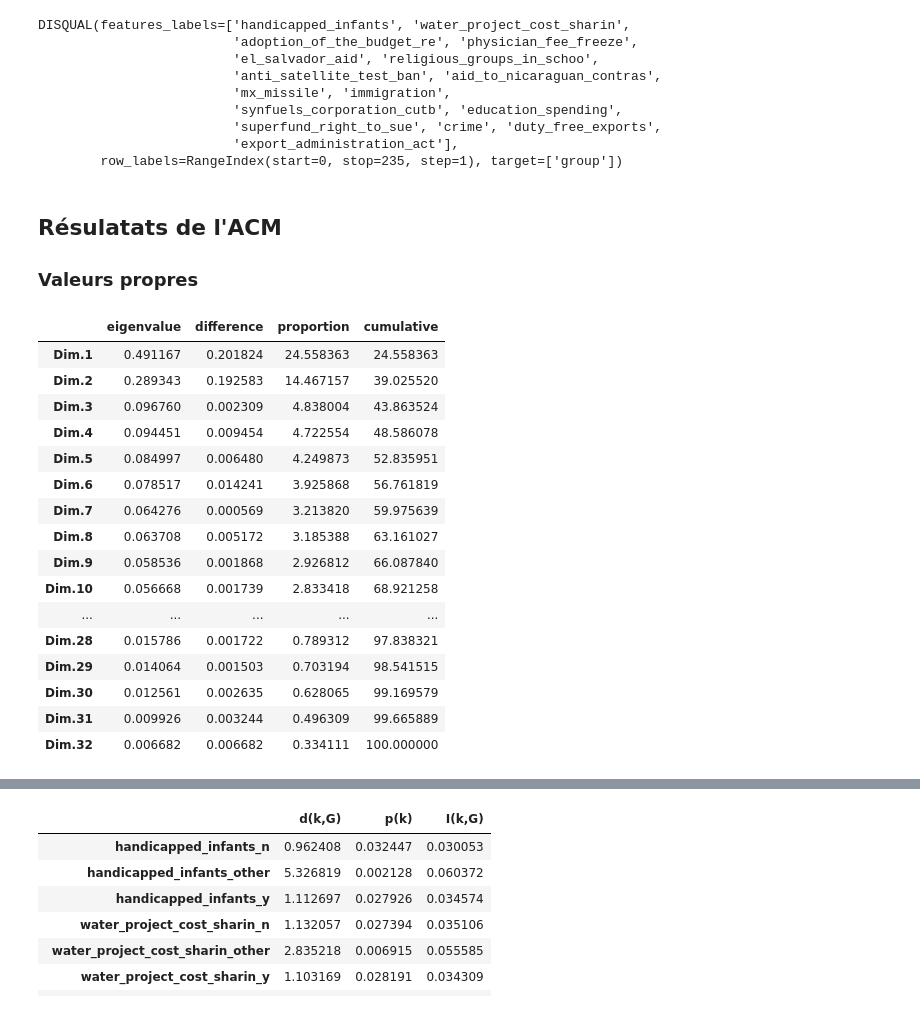
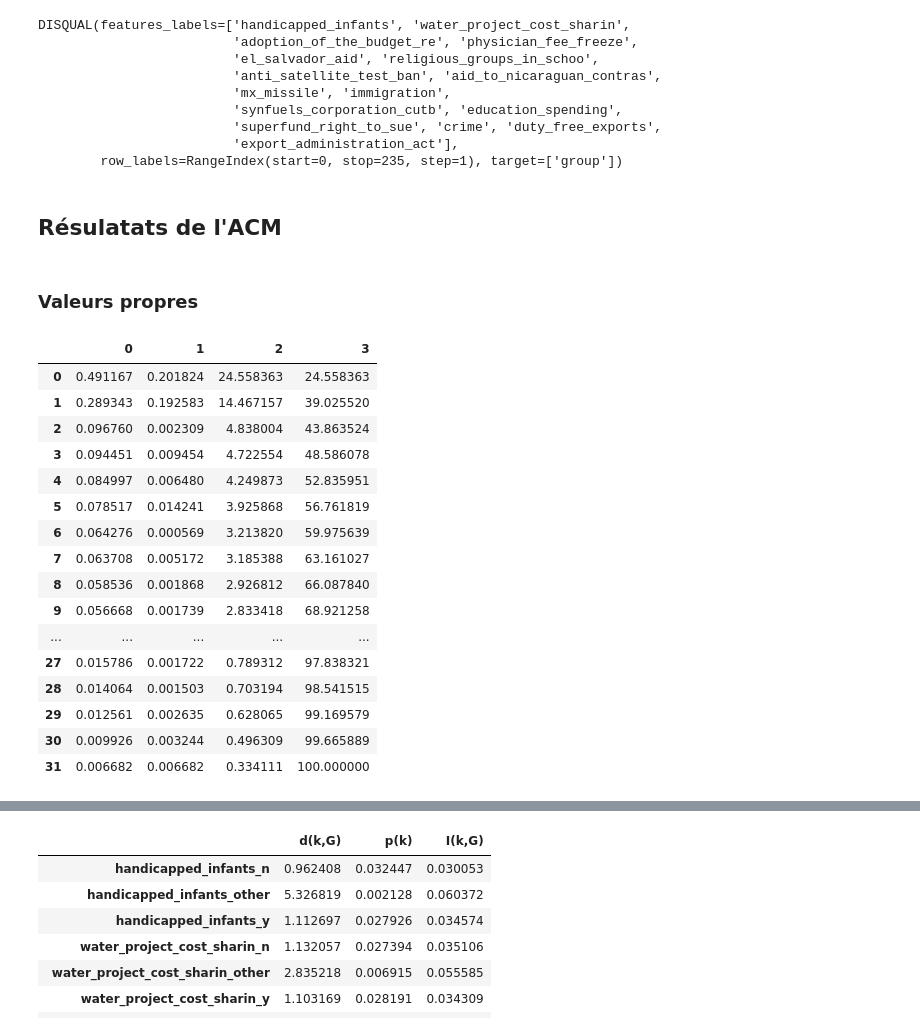
Before and after one commit to enfantbenidedieu/scientisttools, a Jupyter notebook: discqual_example.ipynb, the cells around one changed output, grey strips where cells are left out. Cells and saved outputs as stored; diff of their text form; code cells hidden in the pictures.

```diff
--- a/discqual_example.ipynb
+++ b/discqual_example.ipynb
@@ -54,26 +54,28 @@ DISQUAL(features_labels=['handicapped_infants', 'water_project_cost_sharin',
         row_labels=RangeIndex(start=0, stop=235, step=1), target=['group'])
 # %% [markdown]
 ## Résulatats de l'ACM
-
-### Valeurs propres
+# %%
+mca = disqual.mca_model_
+# %% [markdown]
+### Valeurs propres
 # %%
-eig = disqual.eig_
-display(eig)
+eig = mca.eig_.T
+display(pd.DataFrame(eig))
 # %% [output]
-|  | eigenvalue | difference | proportion | cumulative |
-| Dim.1 | 0.491167 | 0.201824 | 24.558363 | 24.558363 |
-| Dim.2 | 0.289343 | 0.192583 | 14.467157 | 39.025520 |
-| Dim.3 | 0.096760 | 0.002309 | 4.838004 | 43.863524 |
-| Dim.4 | 0.094451 | 0.009454 | 4.722554 | 48.586078 |
-| Dim.5 | 0.084997 | 0.006480 | 4.249873 | 52.835951 |
-| Dim.6 | 0.078517 | 0.014241 | 3.925868 | 56.761819 |
-| Dim.7 | 0.064276 | 0.000569 | 3.213820 | 59.975639 |
-| Dim.8 | 0.063708 | 0.005172 | 3.185388 | 63.161027 |
-| Dim.9 | 0.058536 | 0.001868 | 2.926812 | 66.087840 |
-| Dim.10 | 0.056668 | 0.001739 | 2.833418 | 68.921258 |
+|  | 0 | 1 | 2 | 3 |
+| 0 | 0.491167 | 0.201824 | 24.558363 | 24.558363 |
+| 1 | 0.289343 | 0.192583 | 14.467157 | 39.025520 |
+| 2 | 0.096760 | 0.002309 | 4.838004 | 43.863524 |
+| 3 | 0.094451 | 0.009454 | 4.722554 | 48.586078 |
+| 4 | 0.084997 | 0.006480 | 4.249873 | 52.835951 |
+| 5 | 0.078517 | 0.014241 | 3.925868 | 56.761819 |
+| 6 | 0.064276 | 0.000569 | 3.213820 | 59.975639 |
+| 7 | 0.063708 | 0.005172 | 3.185388 | 63.161027 |
+| 8 | 0.058536 | 0.001868 | 2.926812 | 66.087840 |
+| 9 | 0.056668 | 0.001739 | 2.833418 | 68.921258 |
 | ... | ... | ... | ... | ... |
-| Dim.28 | 0.015786 | 0.001722 | 0.789312 | 97.838321 |
-| Dim.29 | 0.014064 | 0.001503 | 0.703194 | 98.541515 |
-| Dim.30 | 0.012561 | 0.002635 | 0.628065 | 99.169579 |
-| Dim.31 | 0.009926 | 0.003244 | 0.496309 | 99.665889 |
-| Dim.32 | 0.006682 | 0.006682 | 0.334111 | 100.000000 |
+| 27 | 0.015786 | 0.001722 | 0.789312 | 97.838321 |
+| 28 | 0.014064 | 0.001503 | 0.703194 | 98.541515 |
+| 29 | 0.012561 | 0.002635 | 0.628065 | 99.169579 |
+| 30 | 0.009926 | 0.003244 | 0.496309 | 99.665889 |
+| 31 | 0.006682 | 0.006682 | 0.334111 | 100.000000 |
```
Also changed, not shown: parts of 8 cells of this notebook, 1 other file.
